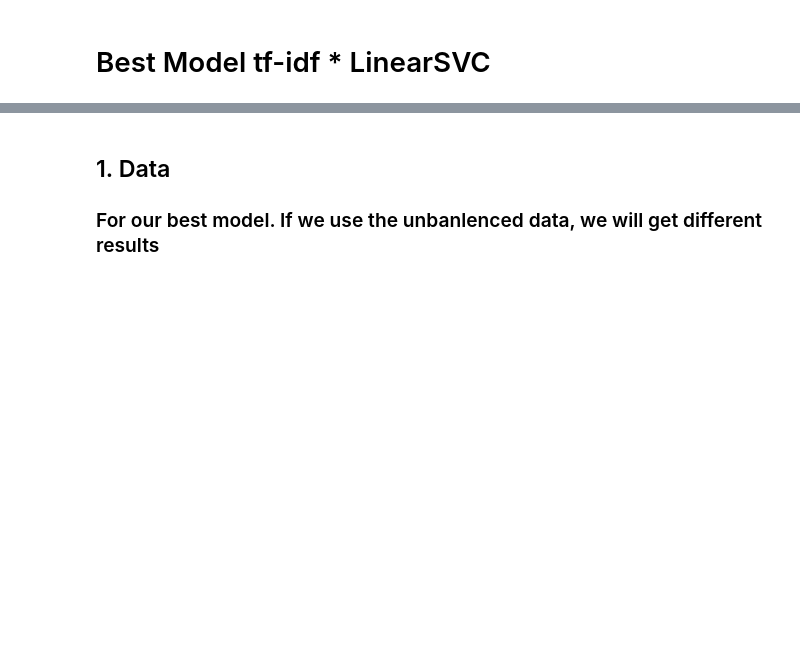
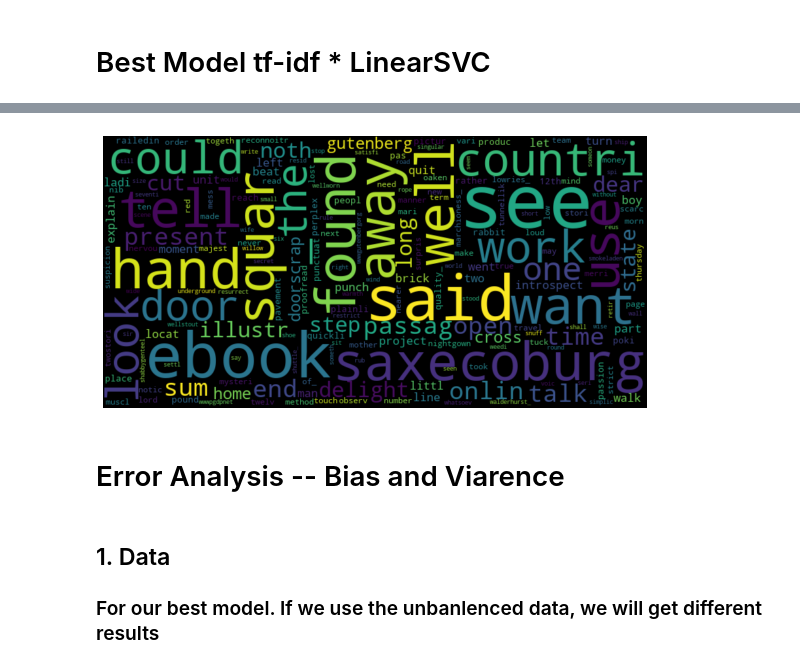
Before and after one commit to zhouzhouce/GNG5125, a Jupyter notebook: group_project1_classification/Group_Assignment1_Classification.ipynb, the cells around one changed output, grey strips where cells are left out. Saved outputs shown, nothing was run; the diff lists cells and outputs as text; code cells hidden in the pictures; blank space fills up the shorter version.

```diff
--- a/group_project1_classification/Group_Assignment1_Classification.ipynb
+++ b/group_project1_classification/Group_Assignment1_Classification.ipynb
@@ -816,0 +860,11 @@ weighted avg       0.95      0.95      0.95       280
+# %%
+from wordcloud import WordCloud
+
+def show_wordcloud(word_freq):
+    wordcloud = WordCloud(width=800, height=400, max_font_size=110).generate_from_frequencies(dict(zip(word_freq.word, word_freq.freq)))
+
+    # Plot the wordcloud
+    plt.figure(figsize=(10, 5))
+    plt.imshow(wordcloud, interpolation="bilinear")
+    plt.axis('off')
+    plt.show()
@@ -817,3 +889,9 @@ weighted avg       0.95      0.95      0.95       280
+# %%
+show_wordcloud(error_df)
+# %% [output]
+[figure, added]
+# %% [markdown]
+# Error Analysis -- Bias and Viarence
 # %% [markdown]
 ## 1. Data
 
```
Also changed, not shown: parts of 7 cells of this notebook.
